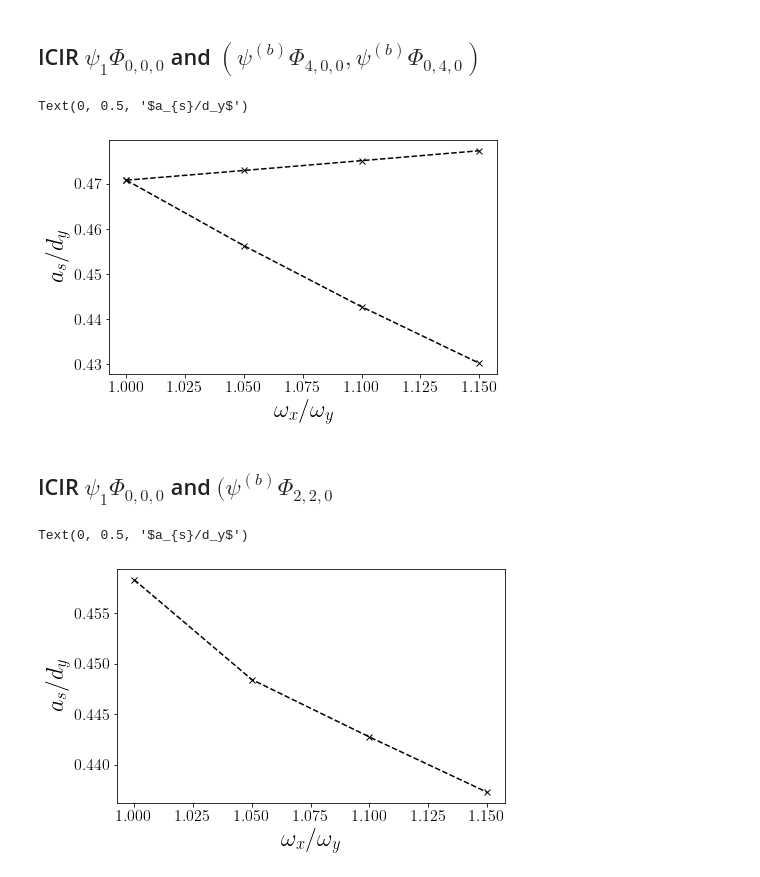
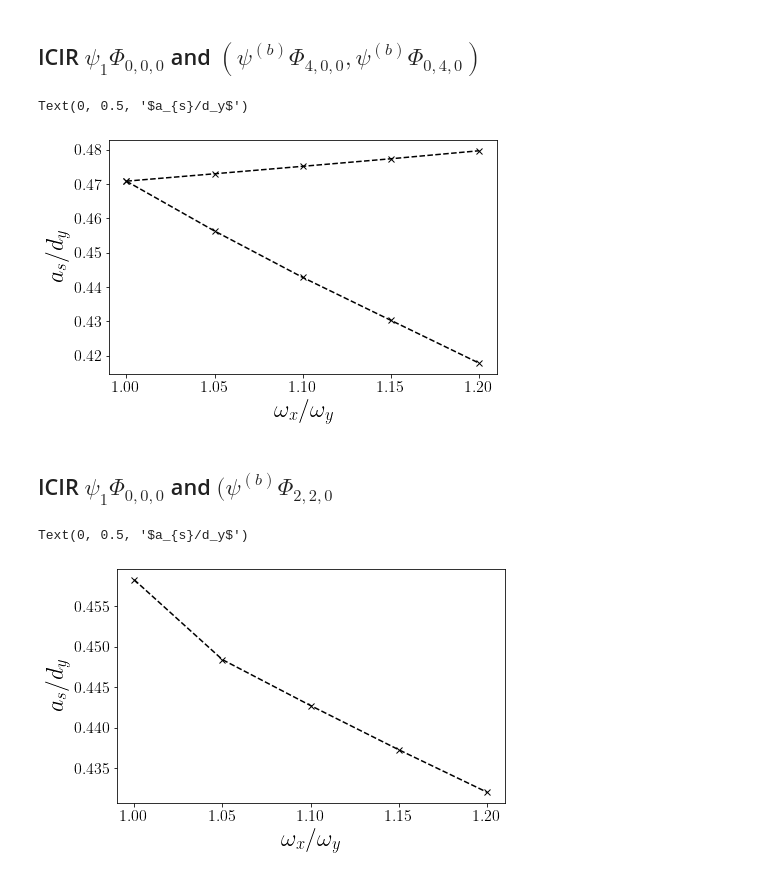
Before and after one commit to TsspGit/Ultracold_Atoms_src, a Jupyter notebook: Analysis/q1D/ICIR_LiLi_q1d.ipynb, the cells around one changed output. Cells and saved outputs as stored; diff of their text form; code cells hidden in the pictures.

```diff
--- a/Analysis/q1D/ICIR_LiLi_q1d.ipynb
+++ b/Analysis/q1D/ICIR_LiLi_q1d.ipynb
@@ -199,21 +213,21 @@ asc_400 = [0.470803168966472, 0.4562712087347454, 0.44274183710072923, 0.4302236
 # %%
 fig, ax = plt.subplots(figsize=aursize)
-plt.plot(wxwy[:4], asc_040, 'k--x')
-plt.plot(wxwy[:4], asc_400, 'k--x')
+plt.plot(wxwy[:5], asc_040, 'k--x')
+plt.plot(wxwy[:5], asc_400, 'k--x')
 ax.set_xlabel('$\omega_x/\omega_y$')
 ax.set_ylabel('$a_{s}/d_y$')
 # %% [output]
 Text(0, 0.5, '$a_{s}/d_y$')
-[figure, old version]
+[figure, new version]
 # %% [markdown]
 ## ICIR $\psi_1 \Phi_{0,0,0}$ and $(\psi^{(b)} \Phi_{2,2,0}$
 # %%
-asc_220 = [0.4582885323282912, 0.44841819001129496, 0.4427415986733067, 0.4372803447059619]
+asc_220 = [0.4582885323282912, 0.44841819001129496, 0.4427415986733067, 0.4372803447059619, 0.4320405229549869]
 # %%
 fig2, ax2 = plt.subplots(figsize=aursize)
-plt.plot(wxwy[:4], asc_220, 'k--x')
+plt.plot(wxwy[:5], asc_220, 'k--x')
 ax2.set_xlabel('$\omega_x/\omega_y$')
 ax2.set_ylabel('$a_{s}/d_y$')
 # %% [output]
 Text(0, 0.5, '$a_{s}/d_y$')
-[figure, old version]
+[figure, new version]
```
Also changed, not shown: parts of 3 cells of this notebook, 10 other files.
